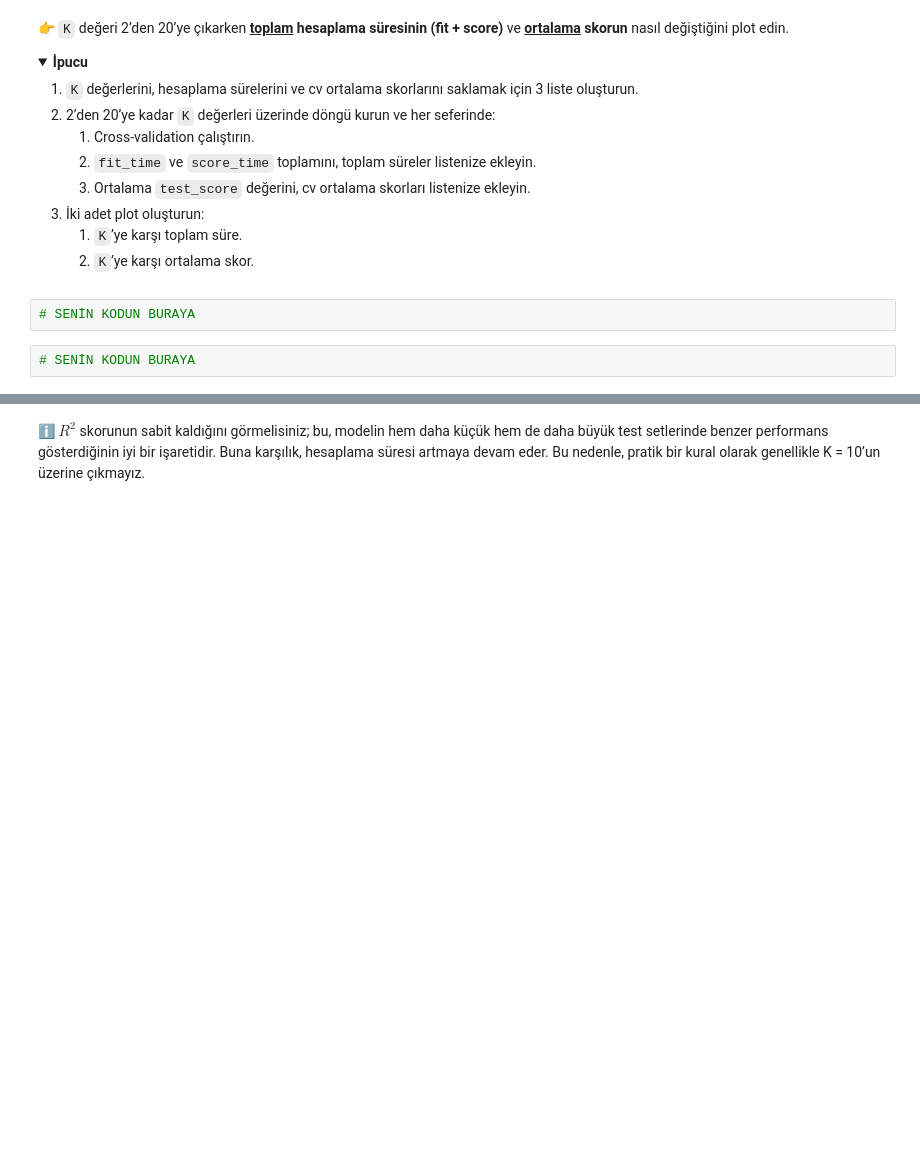
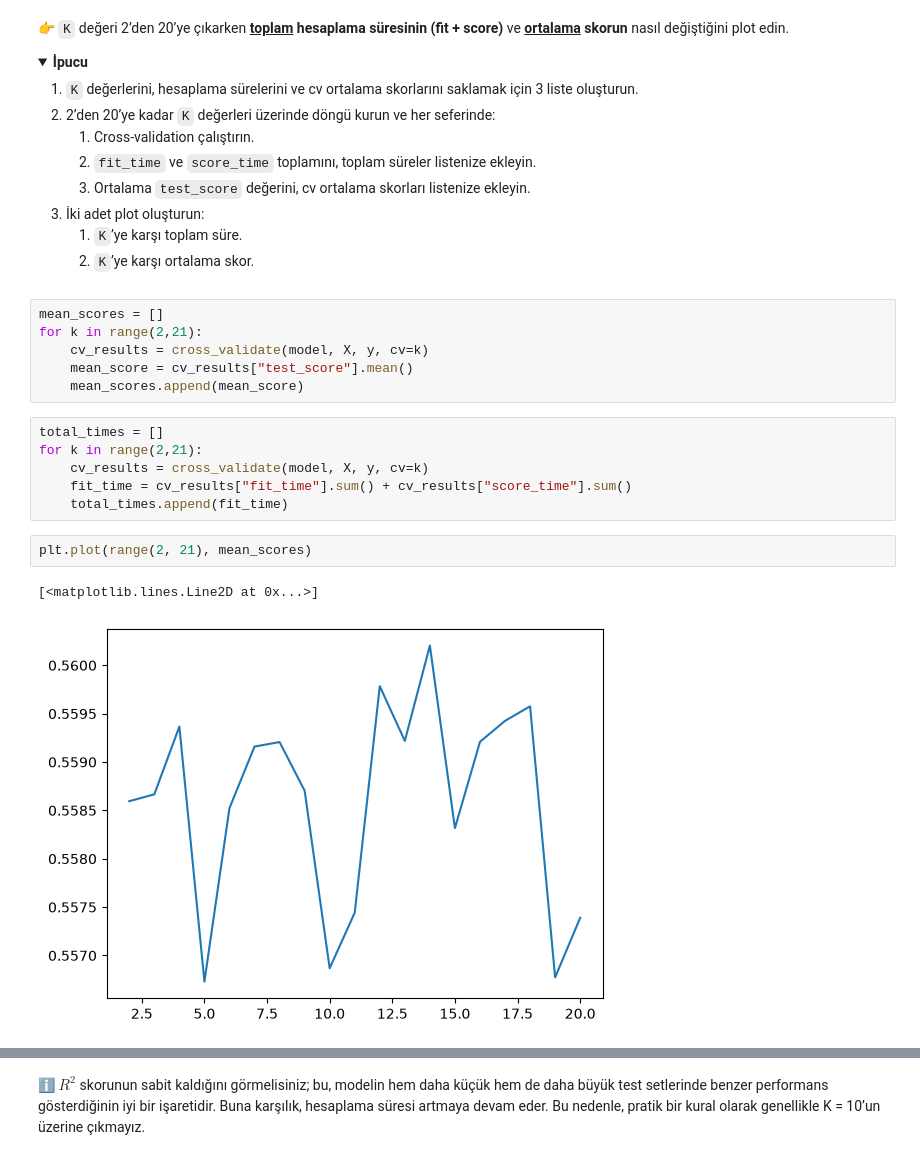
Before and after one commit to serenkayranerbas/S16D1-S-data-linear-regression, a Jupyter notebook: Linear_Regression.ipynb, the cells around one changed output, grey strips where cells are left out. Drawn from its saved outputs; the diff is of its cells as text; folded sections open; blank space fills up the shorter version.

Commit message:
Completed trained_model step

```diff
--- a/Linear_Regression.ipynb
+++ b/Linear_Regression.ipynb
@@ -134,7 +133,20 @@ git push origin master
      1. `K`’ye karşı toplam süre.
      1. `K`’ye karşı ortalama skor.
 </details>
-# %%
-# SENİN KODUN BURAYA
-# %%
-# SENİN KODUN BURAYA
+# %%
+mean_scores = []
+for k in range(2,21):
+    cv_results = cross_validate(model, X, y, cv=k)
+    mean_score = cv_results["test_score"].mean()
+    mean_scores.append(mean_score)
+# %%
+total_times = []
+for k in range(2,21):
+    cv_results = cross_validate(model, X, y, cv=k)
+    fit_time = cv_results["fit_time"].sum() + cv_results["score_time"].sum()
+    total_times.append(fit_time)
+# %%
+plt.plot(range(2, 21), mean_scores)
+# %% [output]
+[<matplotlib.lines.Line2D at 0x...>]
+[figure, added]
```
Also changed, not shown: parts of 10 cells of this notebook, 1 other file.
